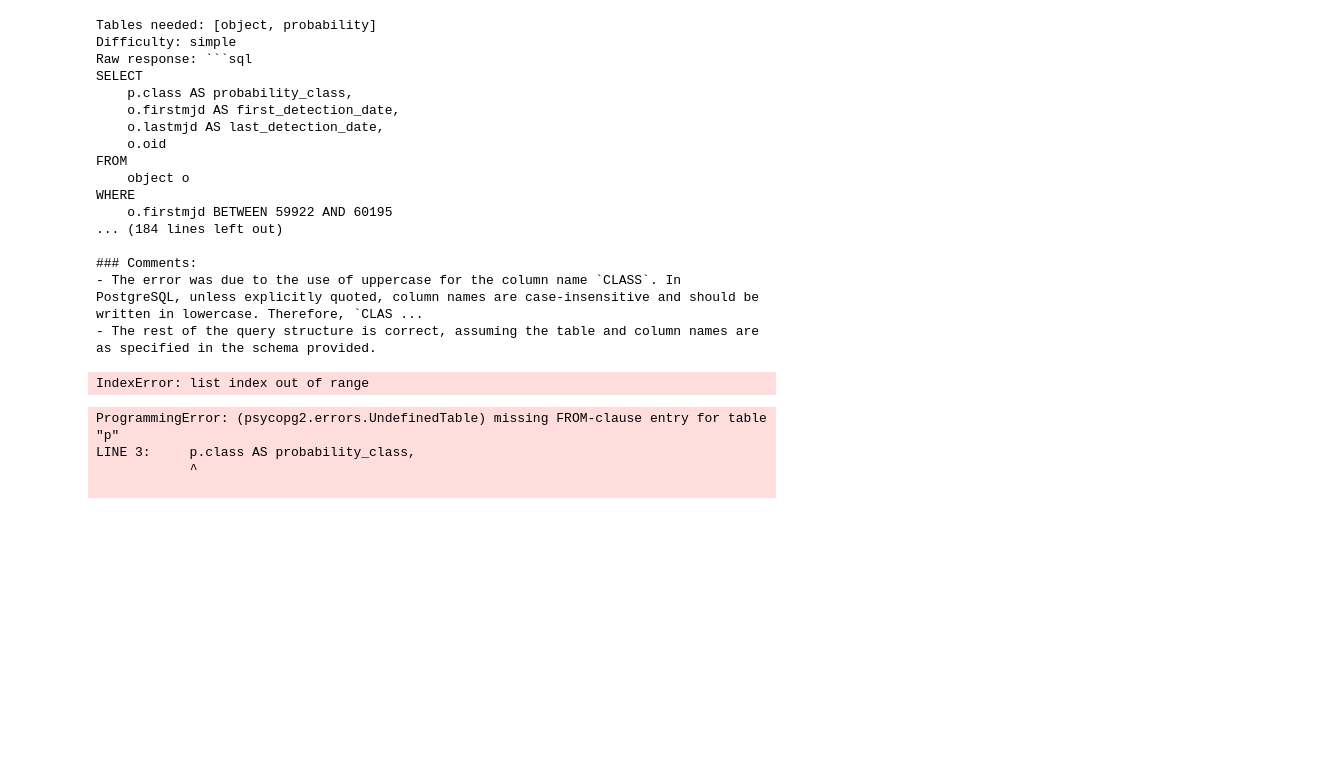
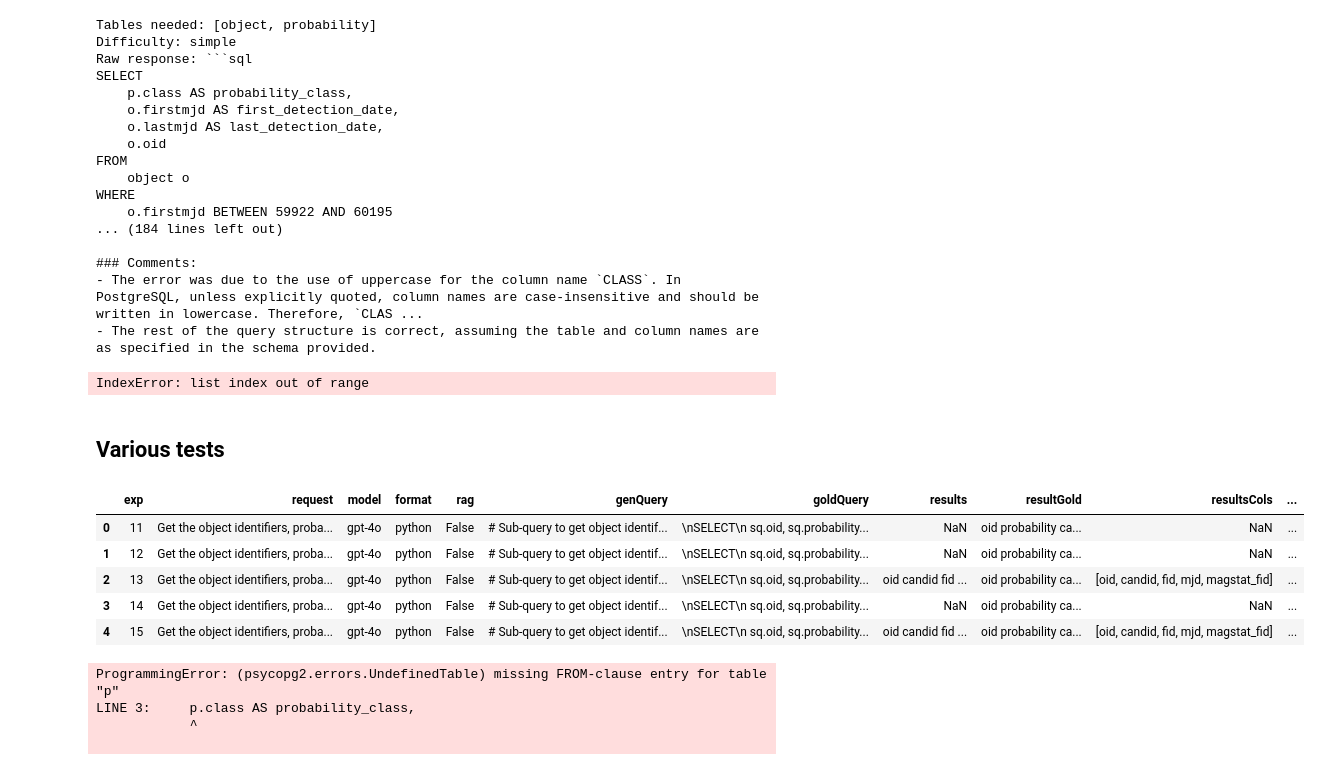
Before and after one commit to SimonSanfeliu/Tesis-Simon-Sanfeliu, a Jupyter notebook: run_eval.ipynb, the cells around one changed output. Cells and saved outputs as stored; diff of their text form; code cells hidden in the pictures; blank space fills up the shorter version.

```diff
--- a/run_eval.ipynb
+++ b/run_eval.ipynb
@@ -90,3 +90,58 @@ WHERE
 - The error was due to the use of uppercase for the column name `CLASS`. In PostgreSQL, unless explicitly quoted, column names are case-insensitive and should be written in lowercase. Therefore, `CLAS ...
 - The rest of the query structure is correct, assuming the table and column names are as specified in the schema provided.
 IndexError: list index out of range
+# %% [markdown]
+## Various tests
+# %%
+import numpy as np
+import re
+data = pd.read_csv("experiments/python_RAG_False_1.csv")
+
+gen_columns = []
+gen_rows = []
+for i in range(data.shape[0]):
+    watch = data["results"][i]
+    if pd.isna(watch):
+        gen_columns.append(np.nan)
+        gen_rows.append(np.nan)
+    else:
+        # Extract column names
+        column_line = re.search(r'^\s*(oid.*?magstat_fid)', watch, re.DOTALL).group(1)
+        columns = re.split(r'\s{2,}', column_line)
+        gen_columns.append(columns)
+
+        # Extract oid values
+        oid_values = re.findall(r'^\s*\d+\s+(ZTF\d+[a-z]+)', watch, re.MULTILINE)
+        gen_rows.append(oid_values)
+
+gold_columns = []
+gold_rows = []
+for i in range(data.shape[0]):
+    watch = data["resultGold"][i]
+    if pd.isna(watch):
+        gold_columns.append(np.nan)
+        gold_rows.append(np.nan)
+    else:
+        # Extract the first line containing column names
+        header_line = re.search(r'^\s*(oid.*?)\\', watch, re.DOTALL).group(1)
+
+        # Split by whitespace to get individual column names
+        columns = re.split(r'\s{2,}', header_line.strip())
+        gold_columns.append(columns)
+
+        # Extract oid values
+        oid_values = re.findall(r'^\s*\d+\s+(ZTF\d+[a-z]+)', watch, re.MULTILINE)
+        gold_rows.append(oid_values)
+
+data["resultsCols"] = gen_columns
+data["resultsRows"] = gen_rows
+data["resultGoldCols"] = gold_columns
+data["resultGoldRows"] = gold_rows
+data
+# %% [output]
+|  | exp | request | model | format | rag | genQuery | goldQuery | results | resultGold | resultsCols | ... |
+| 0 | 11 | Get the object identifiers, proba... | gpt-4o | python | False | # Sub-query to get object identif... | \nSELECT\n sq.oid, sq.probability... | NaN | oid probability ca... | NaN | ... |
+| 1 | 12 | Get the object identifiers, proba... | gpt-4o | python | False | # Sub-query to get object identif... | \nSELECT\n sq.oid, sq.probability... | NaN | oid probability ca... | NaN | ... |
+| 2 | 13 | Get the object identifiers, proba... | gpt-4o | python | False | # Sub-query to get object identif... | \nSELECT\n sq.oid, sq.probability... | oid candid fid ... | oid probability ca... | [oid, candid, fid, mjd, magstat_fid] | ... |
+| 3 | 14 | Get the object identifiers, proba... | gpt-4o | python | False | # Sub-query to get object identif... | \nSELECT\n sq.oid, sq.probability... | NaN | oid probability ca... | NaN | ... |
+| 4 | 15 | Get the object identifiers, proba... | gpt-4o | python | False | # Sub-query to get object identif... | \nSELECT\n sq.oid, sq.probability... | oid candid fid ... | oid probability ca... | [oid, candid, fid, mjd, magstat_fid] | ... |
```
Also changed, not shown: parts of 1 cell of this notebook, 8 other files.
